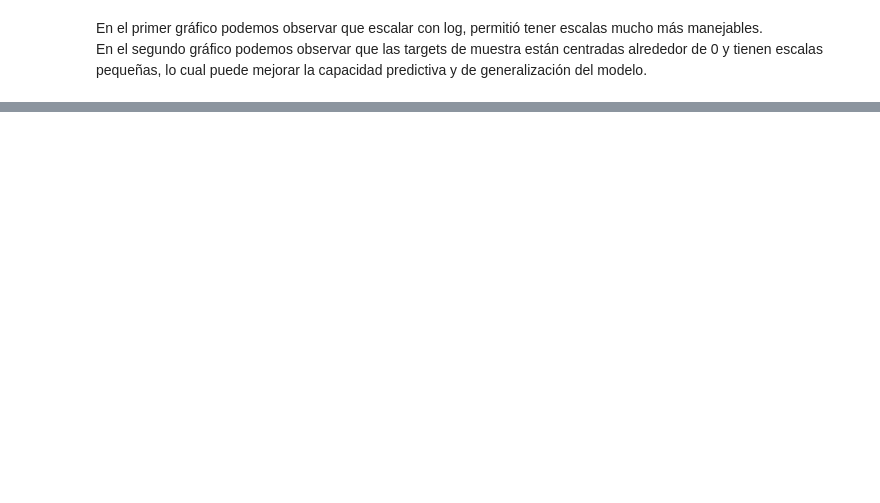
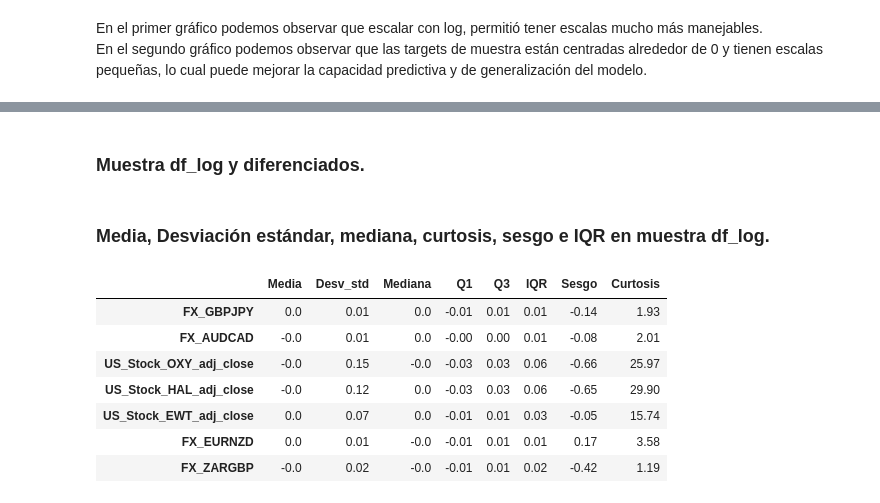
Before and after one commit to ricrod01/PROYECTO_2_DS, a Jupyter notebook: EDA.ipynb, the cells around one changed output, grey strips where cells are left out. Drawn from its saved outputs; the diff is of its cells as text; code cells hidden in the pictures; blank space fills up the shorter version.

Commit message:
AVANCES COMPLETOS
Se sube todos los avances, solo falta la presentación.

```diff
--- a/EDA.ipynb
+++ b/EDA.ipynb
@@ -275,0 +307,9 @@ En el segundo gráfico podemos observar que las targets de muestra están centra
+# %%
+variables_usadas = set()
+for x in labels['pair']:
+    variables = x.split(' - ')
+    for y in variables:
+        variables_usadas.add(y)
+
+variables_usadas = list(variables_usadas)
+len(variables_usadas)
@@ -275,0 +339,49 @@ En el segundo gráfico podemos observar que las targets de muestra están centra
+# %% [markdown]
+### Muestra df_log y diferenciados.
+# %%
+muestra_log_original = df_log[variables_usadas].copy()
+
+# Se reemplaza los faltantes por la media (No será el proceso usado, solo se usará para poder medir estadísticas)
+muestra_log_original = muestra_log_original.fillna(muestra_log_original.mean())
+
+muestra_log_diff_1 = muestra_log_original.diff(1)[1:]
+muestra_log_diff_2 = muestra_log_original.diff(2)[2:]
+muestra_log_diff_3 = muestra_log_original.diff(3)[3:]
+muestra_log_diff_4 = muestra_log_original.diff(4)[4:]
+
+muestras_dfs = [muestra_log_diff_1, muestra_log_diff_2, muestra_log_diff_3, muestra_log_diff_4]
+# %% [markdown]
+### Media, Desviación estándar, mediana, curtosis, sesgo e IQR en muestra df_log.
+# %%
+resumenes = []
+
+for data in muestras_dfs:
+    resumen = pd.DataFrame(index=muestra_log_original.columns)
+
+    # Media
+    resumen["Media"] = data.mean()
+    # Desviación estándar
+    resumen["Desv_std"] = data.std()
+    # Mediana
+    resumen["Mediana"] = data.median()
+    # Cuartiles
+    resumen["Q1"] = data.quantile(0.25)
+    resumen["Q3"] = data.quantile(0.75)
+    # Rango intercuartílico
+    resumen["IQR"] = resumen["Q3"] - resumen["Q1"]
+    # Asimetría
+    resumen["Sesgo"] = data.skew()
+    # Curtosis
+    resumen["Curtosis"] = data.kurt()
+    resumenes.append(resumen.round(2).copy())
+# %%
+resumenes[2].head(7)
+# %% [output]
+|  | Media | Desv_std | Mediana | Q1 | Q3 | IQR | Sesgo | Curtosis |
+| FX_GBPJPY | 0.0 | 0.01 | 0.0 | -0.01 | 0.01 | 0.01 | -0.14 | 1.93 |
+| FX_AUDCAD | -0.0 | 0.01 | 0.0 | -0.00 | 0.00 | 0.01 | -0.08 | 2.01 |
+| US_Stock_OXY_adj_close | -0.0 | 0.15 | -0.0 | -0.03 | 0.03 | 0.06 | -0.66 | 25.97 |
+| US_Stock_HAL_adj_close | -0.0 | 0.12 | 0.0 | -0.03 | 0.03 | 0.06 | -0.65 | 29.90 |
+| US_Stock_EWT_adj_close | 0.0 | 0.07 | 0.0 | -0.01 | 0.01 | 0.03 | -0.05 | 15.74 |
+| FX_EURNZD | 0.0 | 0.01 | -0.0 | -0.01 | 0.01 | 0.01 | 0.17 | 3.58 |
+| FX_ZARGBP | -0.0 | 0.02 | -0.0 | -0.01 | 0.01 | 0.02 | -0.42 | 1.19 |
```
Also changed, not shown: parts of 52 cells of this notebook, 4 other files.
